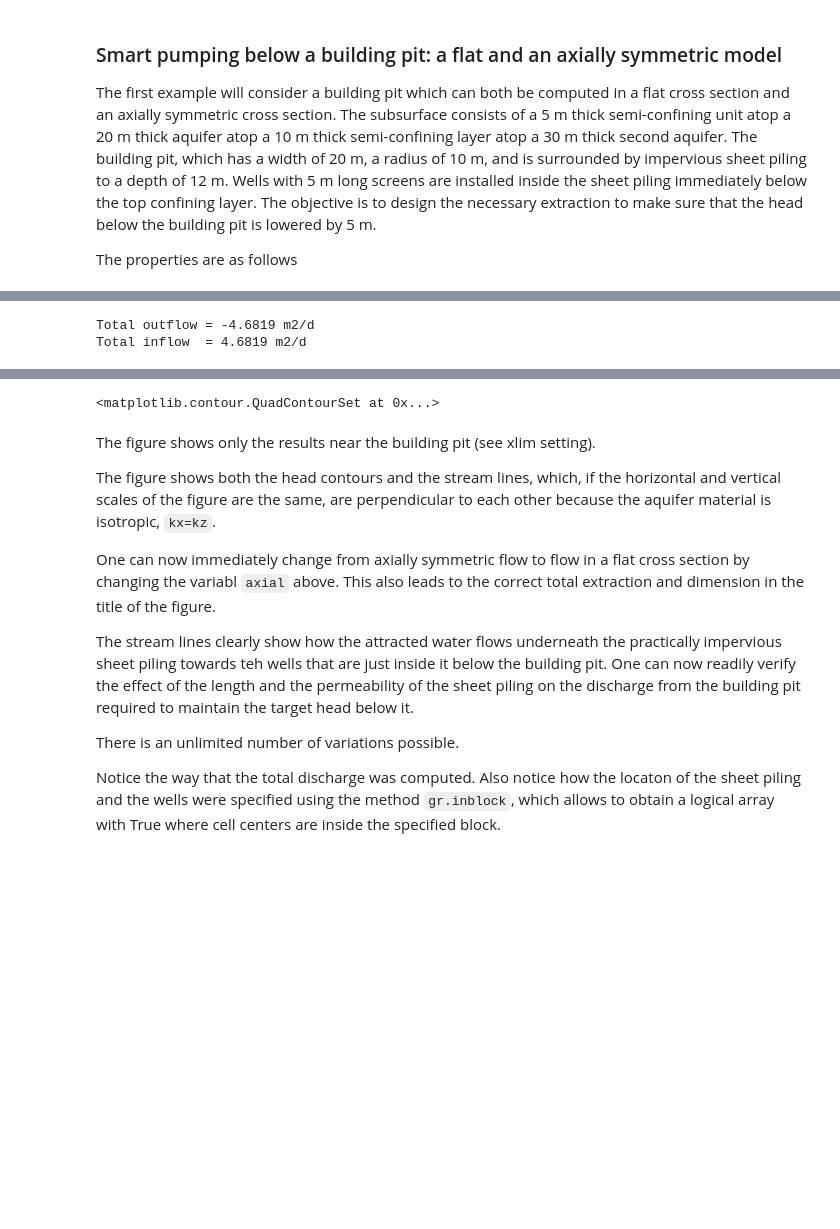
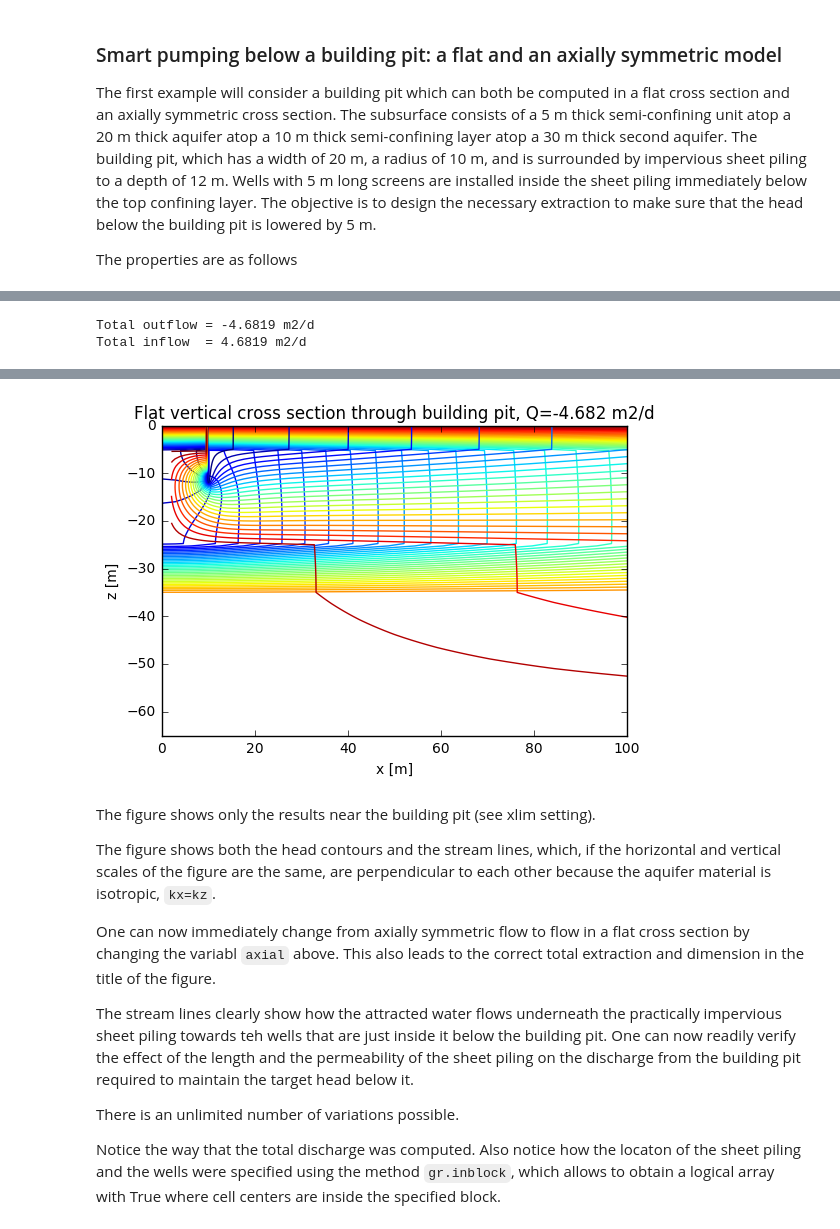
Before and after one commit to Olsthoorn/FDModelBuildingCourseGroundwaterFlow, a Jupyter notebook: 07_stream_lines.ipynb, the cells around one changed output, grey strips where cells are left out. Cells and saved outputs as stored; diff of their text form; code cells hidden in the pictures; blank space fills up the shorter version.

```diff
--- a/07_stream_lines.ipynb
+++ b/07_stream_lines.ipynb
@@ -133,15 +128,15 @@ RR = 2500 # m, extent of model
 
 z0 = 0 # m, ground surface elevation
 z = z0 - np.cumsum(np.array([0, d1, D1, d2, D2])) # one model layer per system layer
-z = np.arange(z[0],z[-1]-0.5,-0.5) # refined vertical grid
-y = np.array([-0.5,0.5])
+z = np.arange(z[0], z[-1]-0.5, -0.5) # refined vertical grid
+y = np.array([-0.5, 0.5])
 x = np.hstack([0, R - np.logspace(-1, np.log10(R), 21), R-0.1,  R + np.logspace(-1, np.log10(RR - R))])
 
 gr = mfgrid.Grid(x, y, z, axial)
 
 # specifying k for all layers (We do this sequentially)
 k = gr.const(d1/c1)
-k[:,:,0] = 0.5*d1/c1  # fixed head in center of top layer
+k[0:1, :, :] = 0.5*d1/c1  # fixed head in center of top layer
 k[gr.ZM < z0-d1      ] = k1
 k[gr.ZM < z0-d1-D1   ] = d2/c2
 k[gr.ZM < z0-d1-D1-d2] = k2
@@ -166,7 +161,7 @@ Iwells = gr.inblock((xwl, xwr), None, (zwb, zwt))
 FQ = gr.const(0) # prescribed inflows
 FH = gr.const(0) # prescribed heads
 IBOUND = gr.const(1) # boundary array
-IBOUND[:,:,0] = -1 # top of model has prescibed heads
+IBOUND[0, :, :] = -1 # top of model has prescibed heads
 
 # adaptation to piling and wells
 k[ Ipiling] = kp  # set k sheet piling to its conductivity
@@ -197,16 +192,14 @@ else:
     plt.title('Flat vertical cross section through building pit, Q={0:.4g} {1}'.format(Qout,dim))
 
 # show head contours (50 contours)
-plt.contour(gr.xc, gr.zc, Out.Phi[0,:,:].T, 50)
+plt.contour(gr.xc, gr.zc, Out.Phi[:, 0, :], 50)
 
 # compute stream lines
-
-from fdm import psi
-
 Psi = psi(Out.Qx)
 
 # show stream lines (30 stream lines)
 plt.contour(gr.Xp, gr.Zp, Psi, 30)
+plt.show()
 # %% [output]
 Total outflow = -4.6819 m2/d
 Total inflow  = 4.6819 m2/d
@@ -215,4 +206,4 @@ Total inflow  = 4.6819 m2/d
-<matplotlib.contour.QuadContourSet at 0x...>
+[figure, added]
 # %% [markdown]
 The figure shows only the results near the building pit (see xlim setting).
 
```
Also changed, not shown: parts of 10 cells of this notebook, 20 other files.
